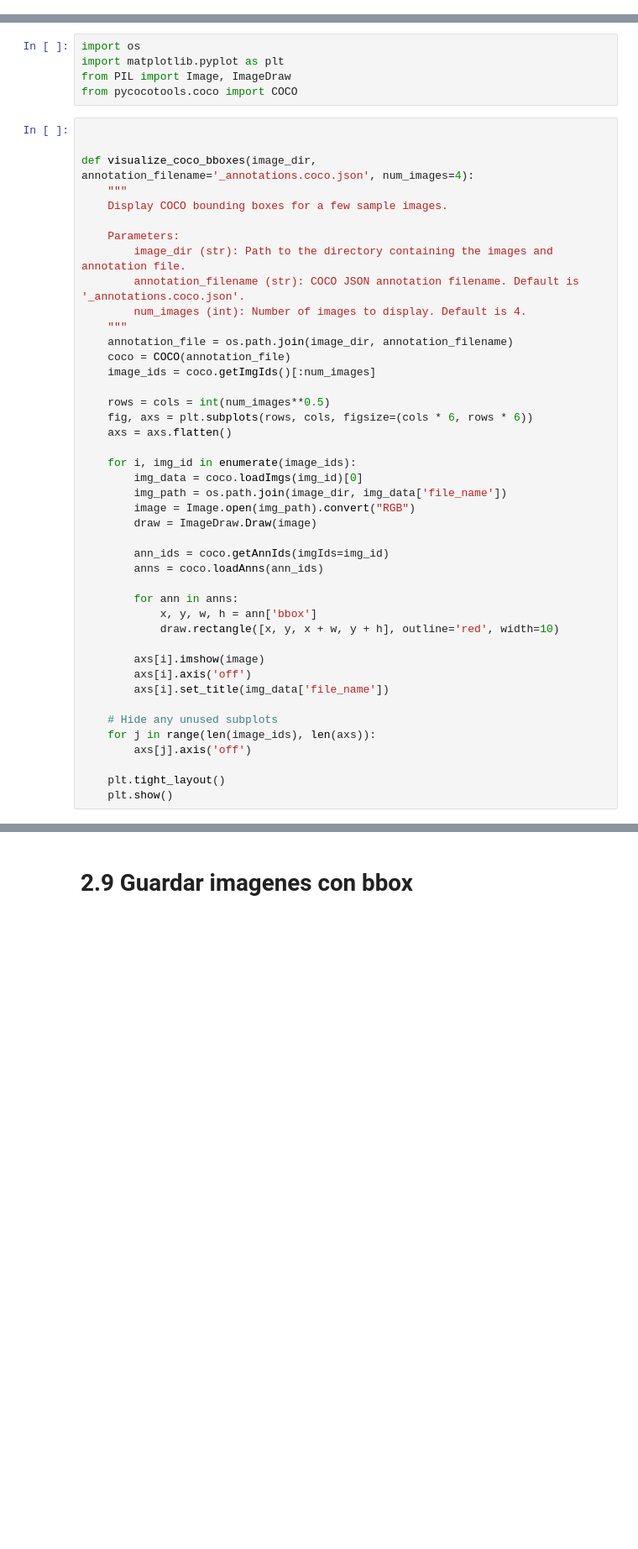
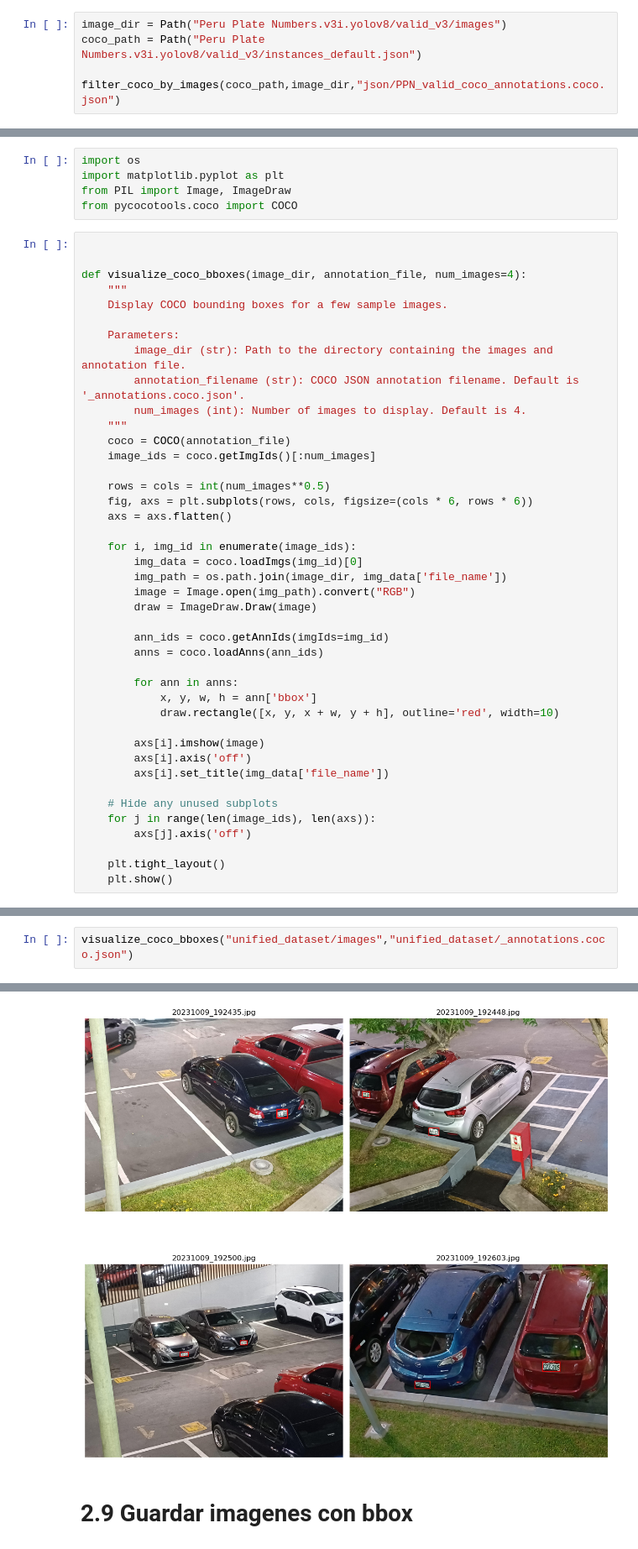
Before and after one commit to a20190202/Tesis, a Jupyter notebook: O1-Repositorio/1-Placas/datasets/processing-formats.ipynb, the cells around one changed output, grey strips where cells are left out. Shown at 84% size. Drawn from its saved outputs; the diff is of its cells as text; blank space fills up the shorter version.

Commit message:
feat - plates subsets

```diff
--- a/O1-Repositorio/1-Placas/datasets/processing-formats.ipynb
+++ b/O1-Repositorio/1-Placas/datasets/processing-formats.ipynb
@@ -131,0 +112,5 @@ Saved filtered annotations to PPN_valid_coco_annotations.coco.json
+# %%
+image_dir = Path("Peru Plate Numbers.v3i.yolov8/valid_v3/images")
+coco_path = Path("Peru Plate Numbers.v3i.yolov8/valid_v3/instances_default.json")
+
+filter_coco_by_images(coco_path,image_dir,"json/PPN_valid_coco_annotations.coco.json")
@@ -601,7 +609,7 @@ from pycocotools.coco import COCO
 # %%
 
 
-def visualize_coco_bboxes(image_dir, annotation_filename='_annotations.coco.json', num_images=4):
+def visualize_coco_bboxes(image_dir, annotation_file, num_images=4):
     """
     Display COCO bounding boxes for a few sample images.
 
@@ -610,7 +618,6 @@ def visualize_coco_bboxes(image_dir, annotation_filename='_annotations.coco.json
         annotation_filename (str): COCO JSON annotation filename. Default is '_annotations.coco.json'.
         num_images (int): Number of images to display. Default is 4.
     """
-    annotation_file = os.path.join(image_dir, annotation_filename)
     coco = COCO(annotation_file)
     image_ids = coco.getImgIds()[:num_images]
 
@@ -657,0 +651,3 @@ index created!
+# %%
+visualize_coco_bboxes("unified_dataset/images","unified_dataset/_annotations.coco.json")
+# %% [output]
@@ -658,3 +658,4 @@ index created!
+[figure, added]
 # %% [markdown]
 # 2.9 Guardar imagenes con bbox
 # %%
```
Also changed, not shown: parts of 33 cells of this notebook, 30 other files.
